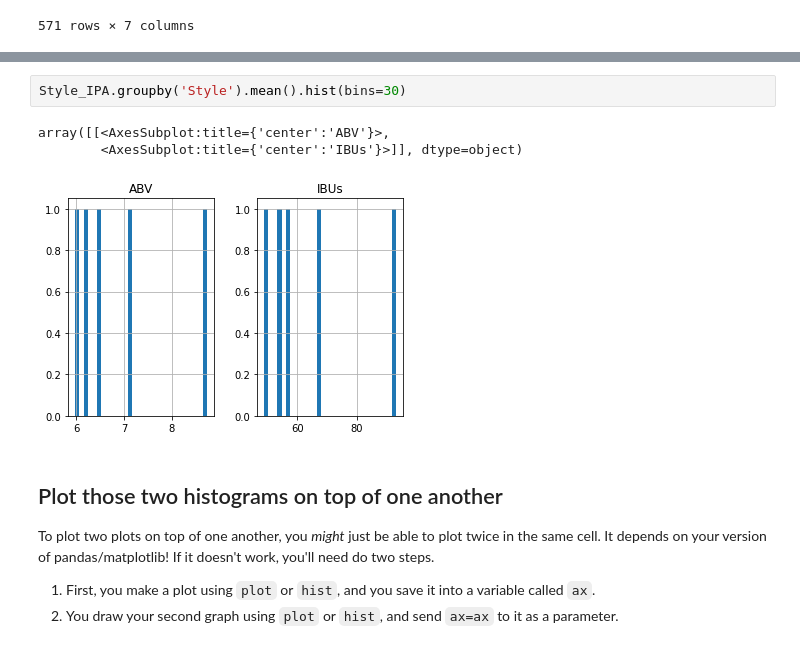
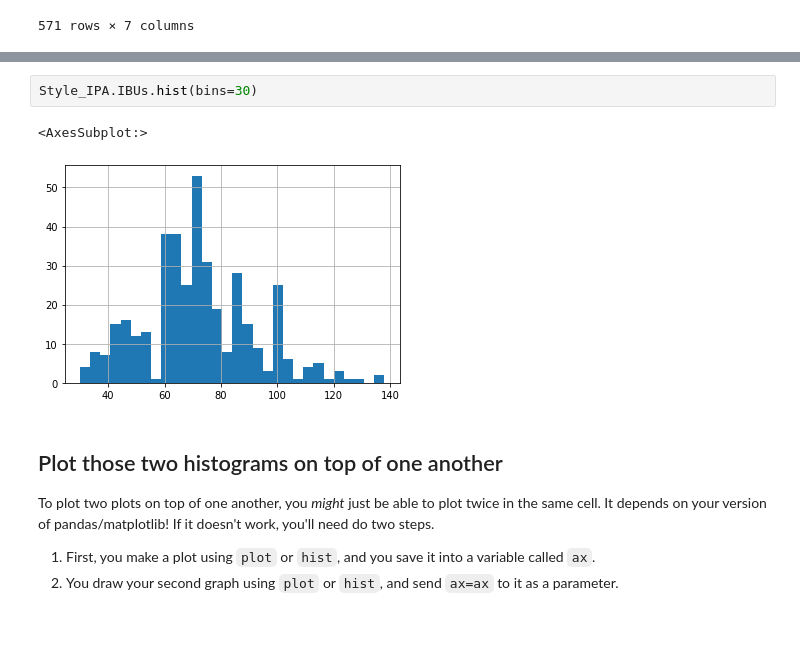
Before and after one commit to gabrielacarrasquillo/homework-7-carrasquillo, a Jupyter notebook: beer/Dataset ONE - Beer cans.ipynb, the cells around one changed output, grey strips where cells are left out. Saved outputs shown, nothing was run; the diff lists cells and outputs as text.

```diff
--- a/beer/Dataset ONE - Beer cans.ipynb
+++ b/beer/Dataset ONE - Beer cans.ipynb
@@ -470,9 +464,8 @@ Style_IPA.groupby('Style').mean()
 # %%
-Style_IPA.groupby('Style').mean().hist(bins=30)
+Style_IPA.IBUs.hist(bins=30)
 # %% [output]
-array([[<AxesSubplot:title={'center':'ABV'}>,
-        <AxesSubplot:title={'center':'IBUs'}>]], dtype=object)
+<AxesSubplot:>
-[figure, old version]
+[figure, new version]
 # %% [markdown]
 ## Plot those two histograms on top of one another
 
```
Also changed, not shown: parts of 1 cell of this notebook.
